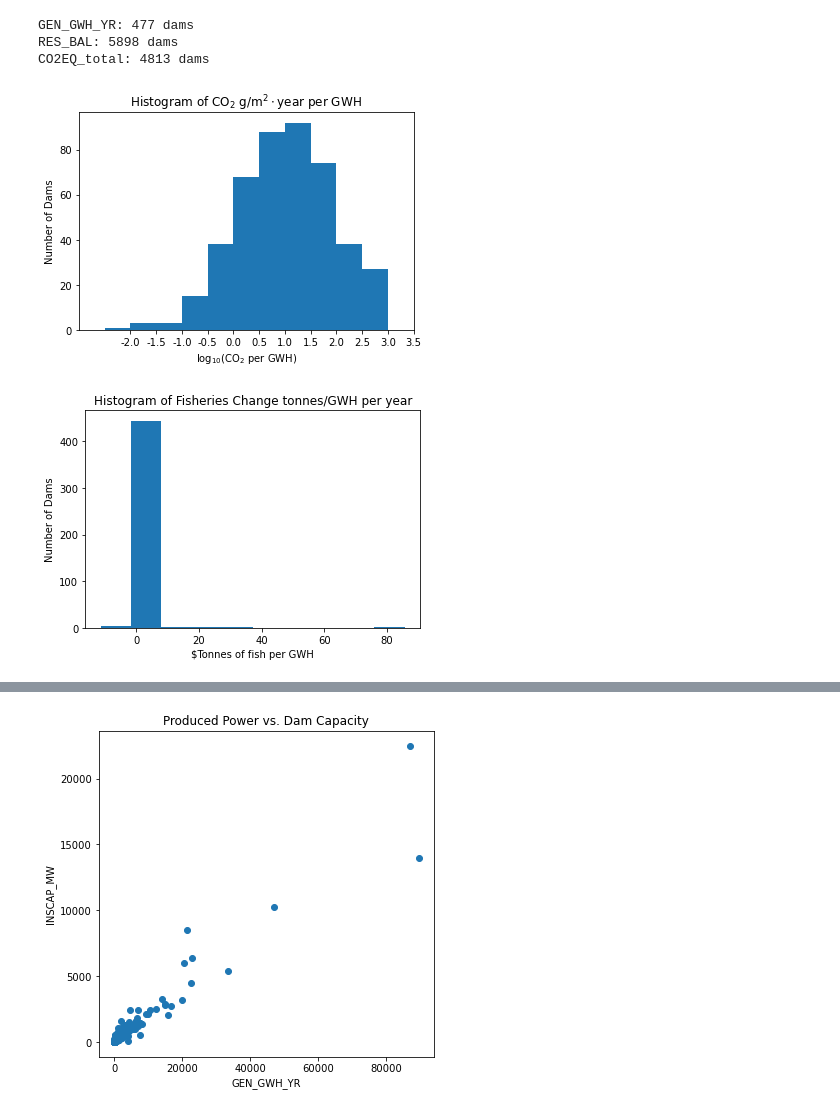
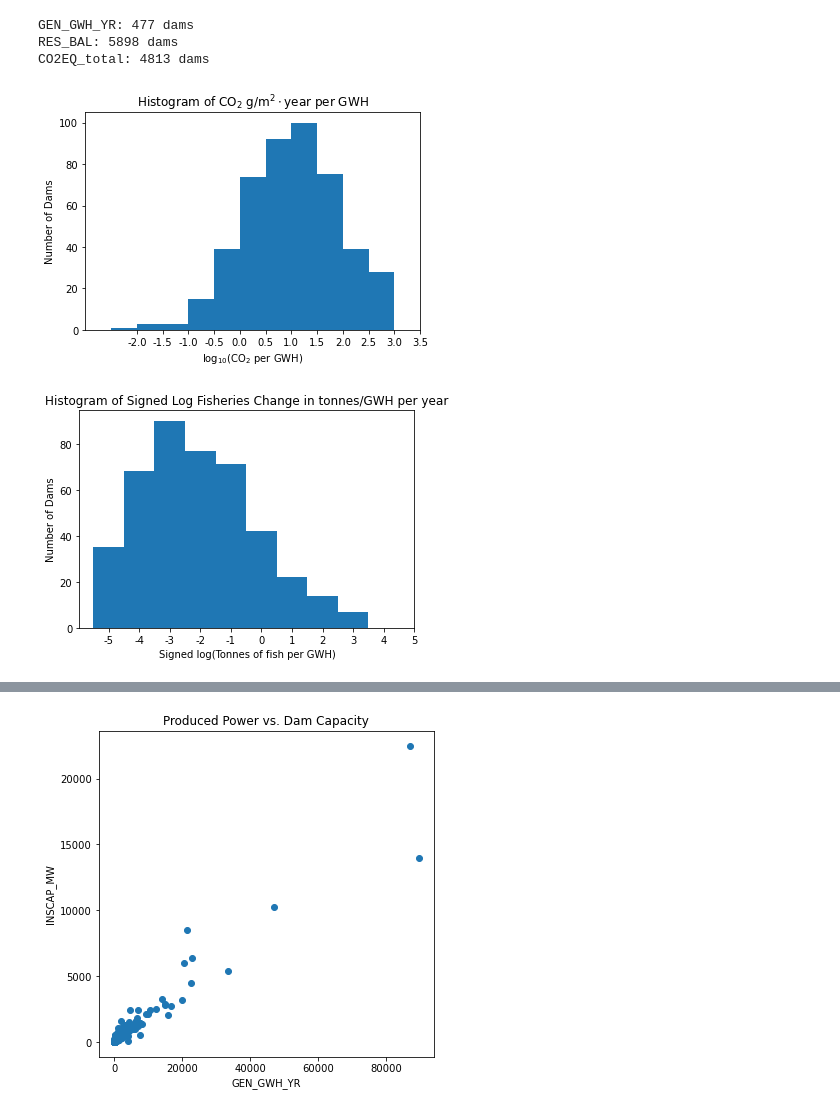
Before and after one commit to davidschmaier/CS-4701-Project-Predicting-GHG-Emissions-of-Hydroelectric-Dams, a Jupyter notebook: code/data-exploration.ipynb, the cells around one changed output, grey strips where cells are left out. Saved outputs shown, nothing was run; the diff lists cells and outputs as text; code cells hidden in the pictures.

Commit message:
Improved documentation in data exploration

```diff
--- a/code/data-exploration.ipynb
+++ b/code/data-exploration.ipynb
@@ -46,6 +46,8 @@ for column in ['GEN_GWH_YR', 'RES_BAL', 'CO2EQ_total']:
 GEN_GWH_YR: 477 dams
 RES_BAL: 5898 dams
 CO2EQ_total: 4813 dams
+# %%
+data_filt = data
 # %%
 # Plot a histogram of CO2/GWH.yr by order of magnitude
 plt.hist(np.log10(data_filt['CO2_total_per_GWH']), bins=np.arange(-2,4,0.5))
@@ -56,15 +58,17 @@ plt.xlim([-2.5, 4])
 plt.title('Histogram of CO$_2$ g/m$^2 \cdot$year per GWH')
 plt.show()
 # %% [output]
-[figure, old version]
+[figure, new version]
+# %%
+# Add a column for the signed log of change in fish. i.e. the log of the magnitude times the sign
+data_filt['signed_log_fish_per_GWH'] = data_filt['fish_per_GWH'].apply(lambda x: np.sign(x)*np.log(np.abs(x)))
 # %%
 # Plot a histogram of fisheries change in tonnes /m^2.yr by order of magnitude
-plt.hist(data_filt['fish_per_GWH'])
-plt.xlabel('$Tonnes of fish per GWH')
-# plt.xticks(ticks=np.arange(-2,4,0.5) + 0.5, labels=np.arange(-2,4,0.5))
+plt.hist(data_filt['signed_log_fish_per_GWH'], np.arange(-5,5,1))
+plt.xlabel('Signed log(Tonnes of fish per GWH)')
+plt.xticks(ticks=np.arange(-5,6,1) + 0.5, labels=np.arange(-5,6,1))
 plt.ylabel('Number of Dams')
-# plt.xlim([-2.5, 4])
-plt.title('Histogram of Fisheries Change tonnes/GWH per year')
+plt.title('Histogram of Signed Log Fisheries Change in tonnes/GWH per year')
 plt.show()
 # %% [output]
-[figure, old version]
+[figure, new version]
```
Also changed, not shown: parts of 17 cells of this notebook.
